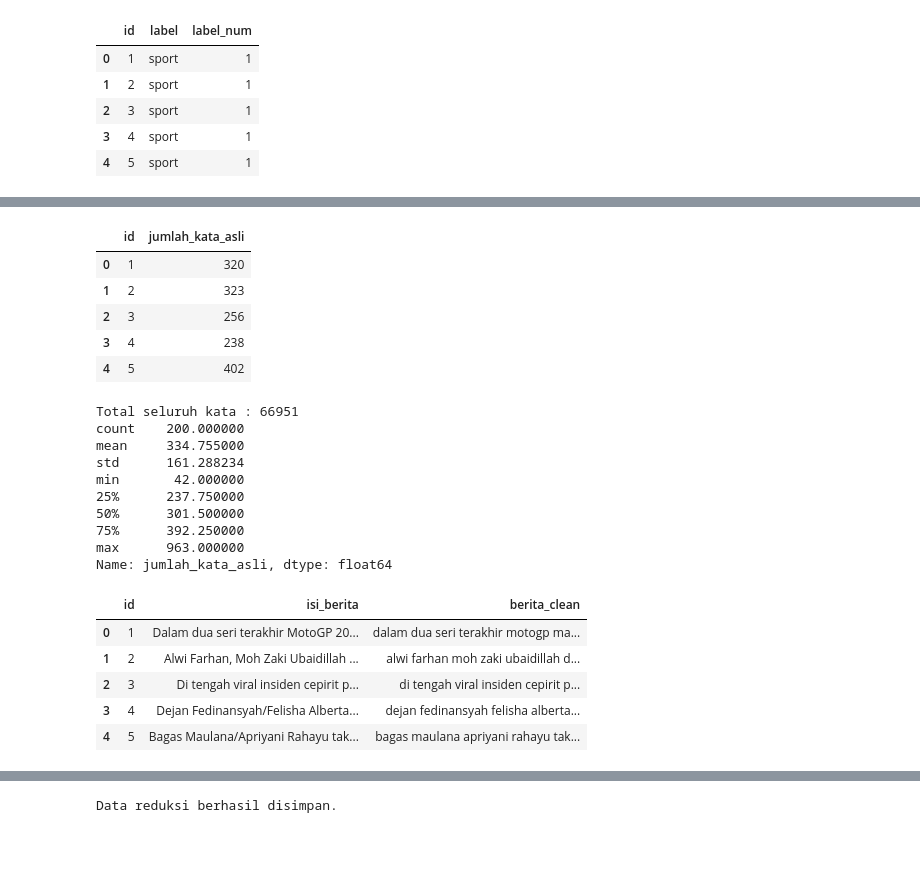
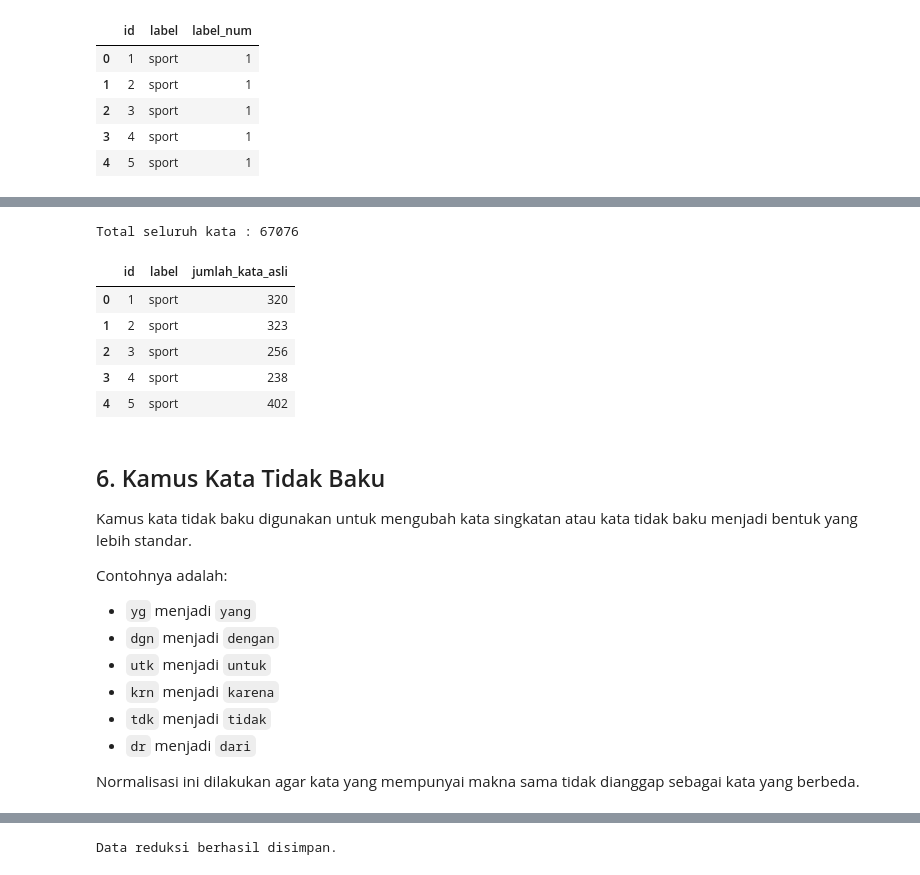
Before and after one commit to puspitaa4/PPW, a Jupyter notebook: _sources/Tugas_2.ipynb, the cells around one changed output, grey strips where cells are left out. Drawn from its saved outputs; the diff is of its cells as text; code cells hidden in the pictures; blank space fills up the shorter version.

```diff
--- a/_sources/Tugas_2.ipynb
+++ b/_sources/Tugas_2.ipynb
@@ -78,32 +90,36 @@ df[["id", "label", "label_num"]].head()
 # %%
-df["jumlah_kata_asli"] = df["isi_berita"].astype(str).apply(
-    lambda x: len(x.split())
+df["jumlah_kata_asli"] = (
+    df["isi_berita"]
+    .astype(str)
+    .apply(lambda x: len(x.split()))
 )
 
-df[["id", "jumlah_kata_asli"]].head()
+print("Total seluruh kata :", df["jumlah_kata_asli"].sum())
+
+df[["id", "label", "jumlah_kata_asli"]].head()
 # %% [output]
+Total seluruh kata : 67076
-|  | id | jumlah_kata_asli |
-| 0 | 1 | 320 |
-| 1 | 2 | 323 |
-| 2 | 3 | 256 |
-| 3 | 4 | 238 |
-| 4 | 5 | 402 |
+|  | id | label | jumlah_kata_asli |
+| 0 | 1 | sport | 320 |
+| 1 | 2 | sport | 323 |
+| 2 | 3 | sport | 256 |
+| 3 | 4 | sport | 238 |
+| 4 | 5 | sport | 402 |
-# %%
-total_kata = df["jumlah_kata_asli"].sum()
-
-print("Total seluruh kata :", total_kata)
-print(df["jumlah_kata_asli"].describe())
-# %% [output]
-Total seluruh kata : 66951
-count    200.000000
-mean     334.755000
-std      161.288234
-min       42.000000
-25%      237.750000
-50%      301.500000
-75%      392.250000
-max      963.000000
-Name: jumlah_kata_asli, dtype: float64
+# %% [markdown]
+## 6. Kamus Kata Tidak Baku
+
+Kamus kata tidak baku digunakan untuk mengubah kata singkatan atau kata tidak baku menjadi bentuk yang lebih standar.
+
+Contohnya adalah:
+
+- `yg` menjadi `yang`
+- `dgn` menjadi `dengan`
+- `utk` menjadi `untuk`
+- `krn` menjadi `karena`
+- `tdk` menjadi `tidak`
+- `dr` menjadi `dari`
+
+Normalisasi ini dilakukan agar kata yang mempunyai makna sama tidak dianggap sebagai kata yang berbeda.
 # %%
 kamus_tidak_baku = {
     "gak": "tidak",
@@ -258,19 +153,0 @@ def preprocessing(text):
-# %%
-df["berita_clean"] = df["isi_berita"].apply(
-    preprocessing
-)
-
-df[
-    [
-        "id",
-        "isi_berita",
-        "berita_clean"
-    ]
-].head()
-# %% [output]
-|  | id | isi_berita | berita_clean |
-| 0 | 1 | Dalam dua seri terakhir MotoGP 20... | dalam dua seri terakhir motogp ma... |
-| 1 | 2 | Alwi Farhan, Moh Zaki Ubaidillah ... | alwi farhan moh zaki ubaidillah d... |
-| 2 | 3 | Di tengah viral insiden cepirit p... | di tengah viral insiden cepirit p... |
-| 3 | 4 | Dejan Fedinansyah/Felisha Alberta... | dejan fedinansyah felisha alberta... |
-| 4 | 5 | Bagas Maulana/Apriyani Rahayu tak... | bagas maulana apriyani rahayu tak... |
```
Also changed, not shown: parts of 80 cells of this notebook, 6 other files.
